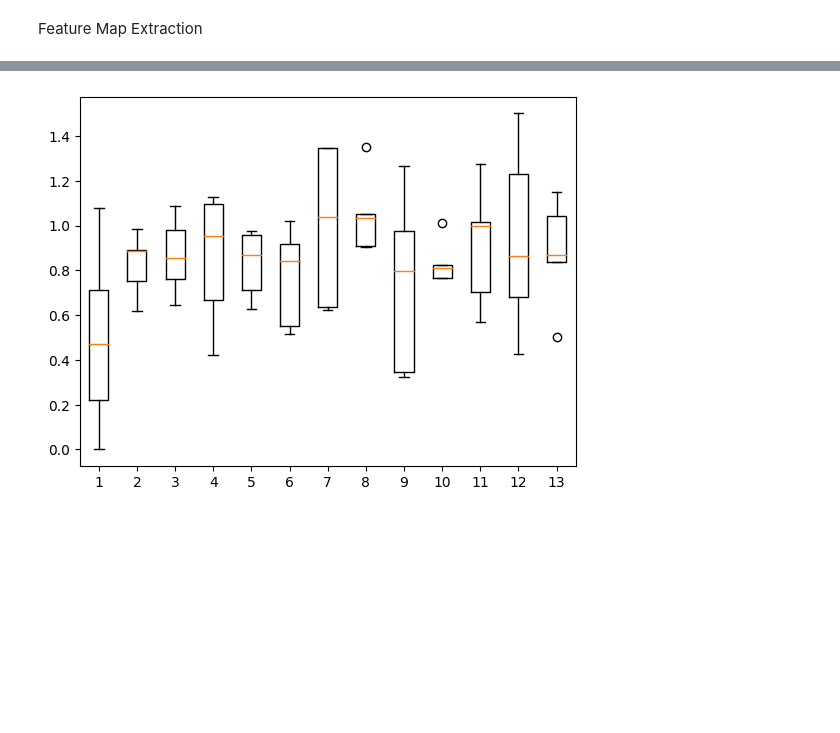
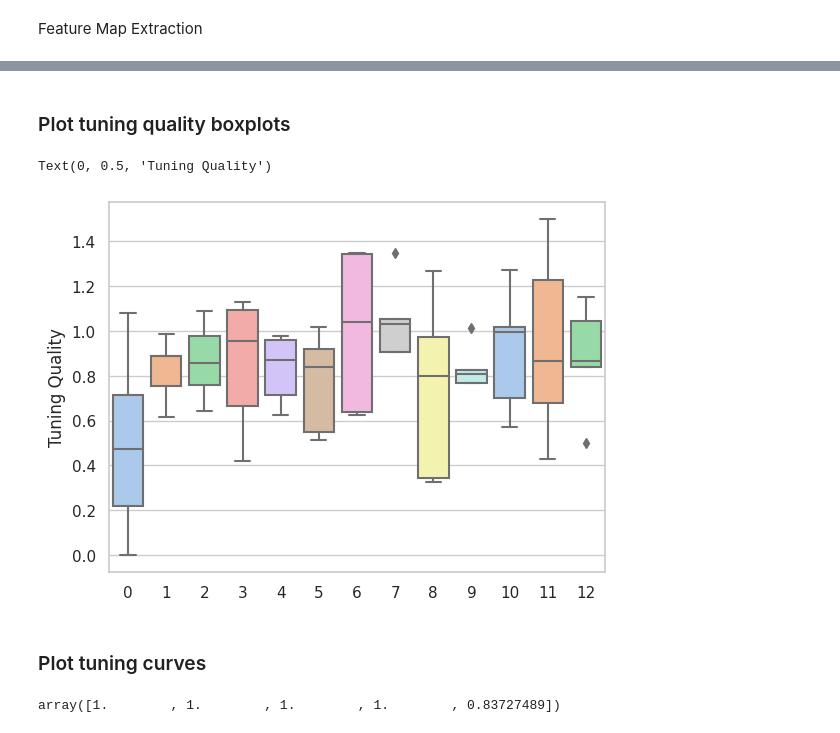
Before and after one commit to soukhind2/vgg16obj, a Jupyter notebook: colab_test.ipynb, the cells around one changed output, grey strips where cells are left out. Saved outputs shown, nothing was run; the diff lists cells and outputs as text; code cells hidden in the pictures; blank space fills up the shorter version.

Commit message:
tuning calc patch 1.4

```diff
--- a/colab_test.ipynb
+++ b/colab_test.ipynb
@@ -312,12 +318,16 @@ Elapsed: 279.46498823165894s
 # %%
 tun_value = np.load('tun_value.npy')
-fc = np.zeros((6,len(layer_names),600))
-cat_tun = np.zeros((6,len(layer_names),600))
+layer_names = [layer.name for layer in model.layers if 'conv' in layer.name]
+fc = np.zeros((6,len(layer_names),600)) #vector for each condition
+cat_tun = np.zeros((6,len(layer_names),600)) # average tuning value for each category
 labels = np.array([0] * 250 + [1]*250 + [2] * 250 + [3] * 250 + [4] * 275 + [5] * 279)
 avg_tun_value = np.mean(tun_value,0)
-std_tun_value = np.std(tun_value,0)
+std_tun_value = np.std(tun_value ,0)
 
 for i in range(6):
+  #Calculating average activity of that
+  #feature map in response to images of that category,
+  #with the mean activity under all image categories subtracted
   cat_tun[i] = np.mean(tun_value[np.where(labels == i)],0)
 
 for category in range(6):
@@ -329,9 +339,23 @@ for category in range(6):
                                 avg_tun_value[layer,map])/std_tun_value[layer,map]
 tun_quality = np.amax(fc,0)
 tun_quality = tun_quality[:5,:13]
-# %%
-plt.figure()
-plt.boxplot(tun_quality)
-plt.show()
-# %% [output]
-[figure, removed]
+# %% [markdown]
+### Plot tuning quality boxplots
+# %%
+import seaborn as sns
+sns.set(style="whitegrid")
+ax = sns.boxplot(data = tun_quality,palette='pastel')
+ax.set_label('layer')
+ax.set_ylabel('Tuning Quality')
+# %% [output]
+Text(0, 0.5, 'Tuning Quality')
+[figure, added]
+# %% [markdown]
+### Plot tuning curves
+# %%
+x = np.empty(5)
+x[0:4] = 1
+x
+#np.mean(x)
+# %% [output]
+array([1.        , 1.        , 1.        , 1.        , 0.83727489])
```
Also changed, not shown: parts of 15 cells of this notebook.
